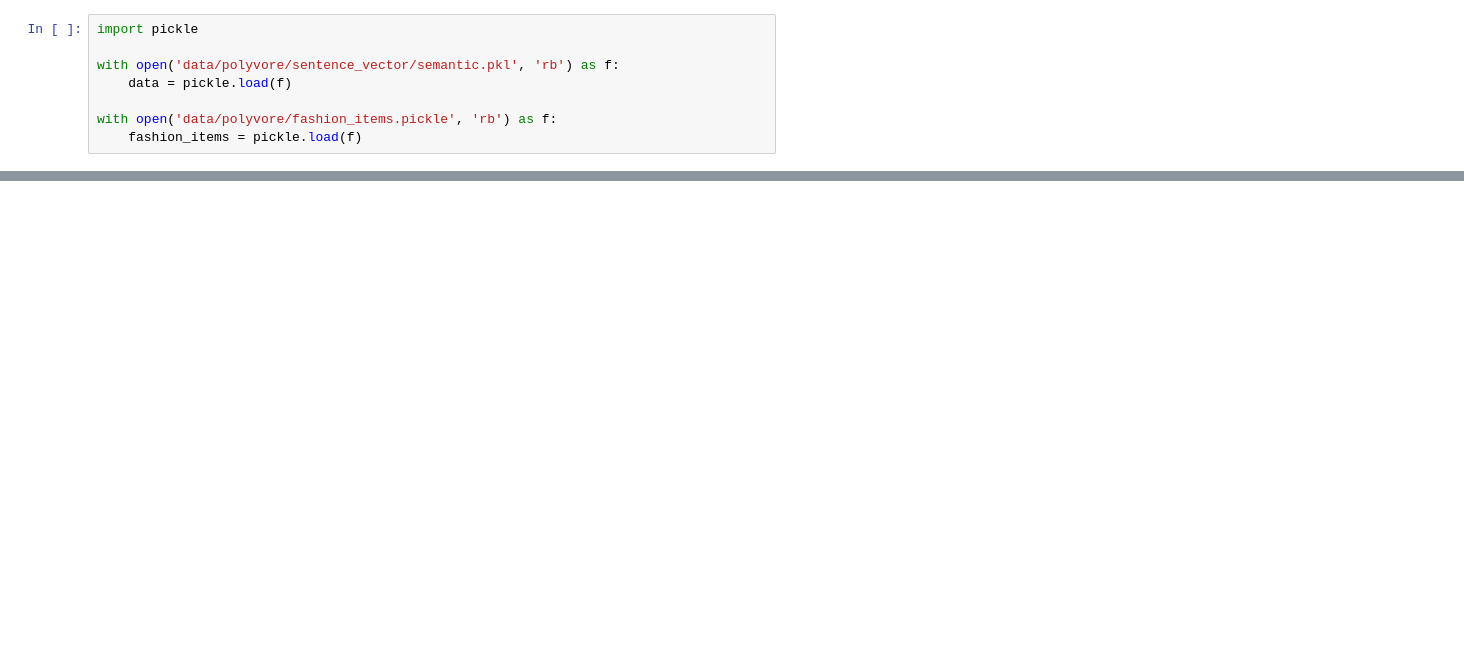
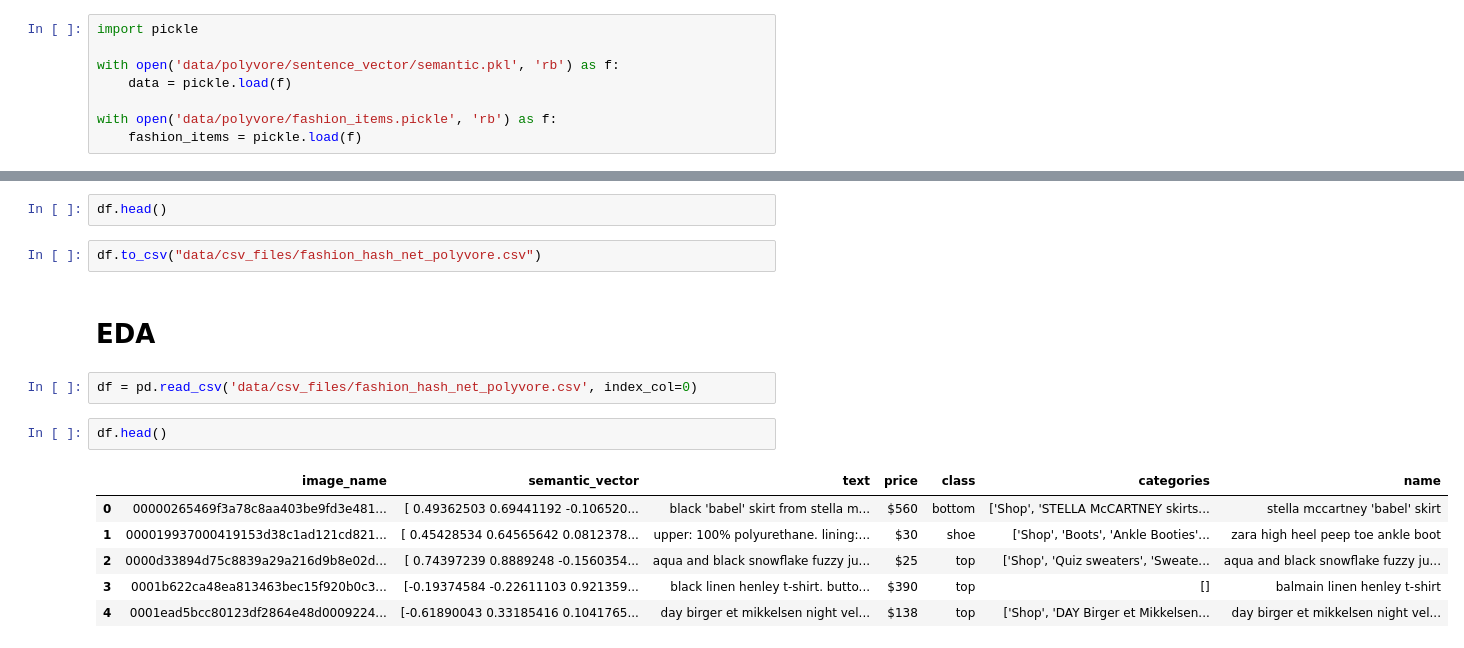
Before and after one commit to JustASimpleGuy02/CapstoneProject, a Jupyter notebook: EDA_fashion_hash_net.ipynb, the cells around one changed output, grey strips where cells are left out. Drawn from its saved outputs; the diff is of its cells as text; blank space fills up the shorter version.

```diff
--- a/EDA_fashion_hash_net.ipynb
+++ b/EDA_fashion_hash_net.ipynb
@@ -85,0 +72,17 @@ for id, semantic_vector in
+# %%
+df.head()
+# %%
+df.to_csv("data/csv_files/fashion_hash_net_polyvore.csv")
+# %% [markdown]
+# EDA
+# %%
+df = pd.read_csv('data/csv_files/fashion_hash_net_polyvore.csv', index_col=0)
+# %%
+df.head()
+# %% [output]
+|  | image_name | semantic_vector | text | price | class | categories | name |
+| 0 | 00000265469f3a78c8aa403be9fd3e481... | [ 0.49362503 0.69441192 -0.106520... | black 'babel' skirt from stella m... | $560 | bottom | ['Shop', 'STELLA McCARTNEY skirts... | stella mccartney 'babel' skirt |
+| 1 | 000019937000419153d38c1ad121cd821... | [ 0.45428534 0.64565642 0.0812378... | upper: 100% polyurethane. lining:... | $30 | shoe | ['Shop', 'Boots', 'Ankle Booties'... | zara high heel peep toe ankle boot |
+| 2 | 0000d33894d75c8839a29a216d9b8e02d... | [ 0.74397239 0.8889248 -0.1560354... | aqua and black snowflake fuzzy ju... | $25 | top | ['Shop', 'Quiz sweaters', 'Sweate... | aqua and black snowflake fuzzy ju... |
+| 3 | 0001b622ca48ea813463bec15f920b0c3... | [-0.19374584 -0.22611103 0.921359... | black linen henley t-shirt. butto... | $390 | top | [] | balmain linen henley t-shirt |
+| 4 | 0001ead5bcc80123df2864e48d0009224... | [-0.61890043 0.33185416 0.1041765... | day birger et mikkelsen night vel... | $138 | top | ['Shop', 'DAY Birger et Mikkelsen... | day birger et mikkelsen night vel... |
```
Also changed, not shown: parts of 18 cells of this notebook, 2 other files.
